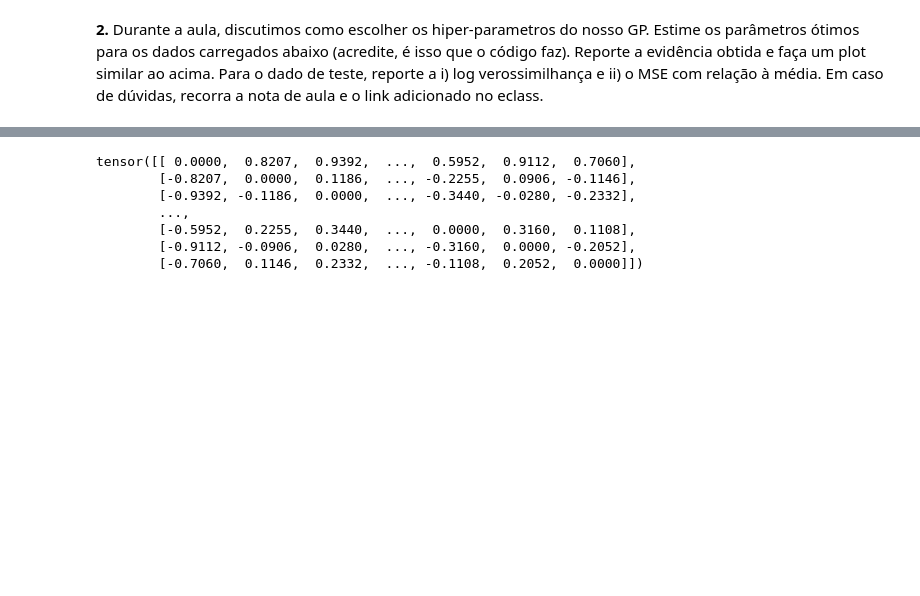
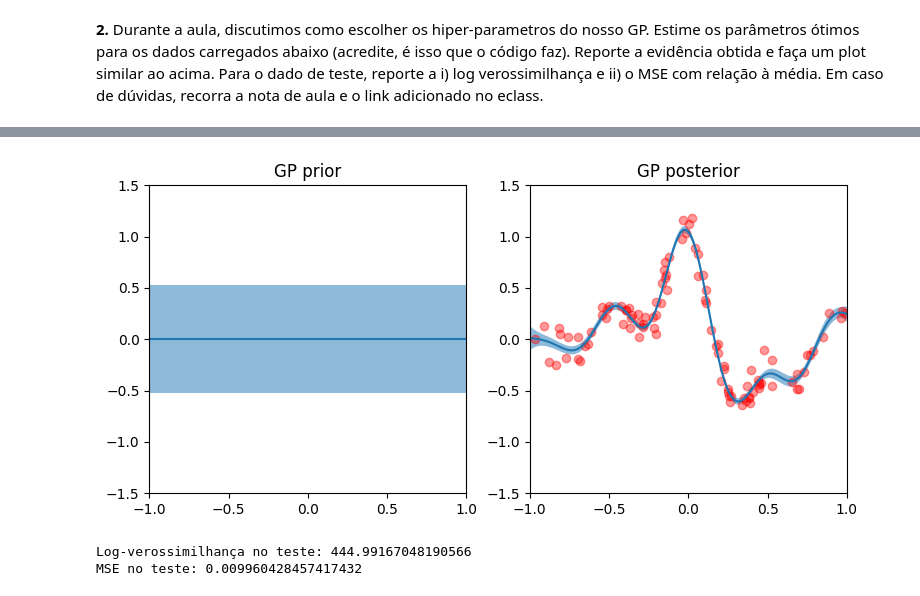
Before and after one commit to PedroPHC25/Machine-Learning, a Jupyter notebook: Ex02.ipynb, the cells around one changed output, grey strips where cells are left out. Drawn from its saved outputs; the diff is of its cells as text; code cells hidden in the pictures; blank space fills up the shorter version.

```diff
--- a/Ex02.ipynb
+++ b/Ex02.ipynb
@@ -876,11 +938,61 @@ print(hyperparams)
 # %%
-x_tensor = torch.from_numpy(train_X).float()
-x_tensor - x_tensor.reshape(1, -1)
+# Pegando os melhores hiperparâmetros
+best_gamma, best_c, best_s2 = best_hyperparams
+
+x_plot = torch.linspace(-1, 1, 100)[:, None].double()
+
+fig, axs = plt.subplots(1, 2, figsize=(9, 4))
+
+# Priori
+prior_mu = torch.zeros_like(x_plot)
+prior_cov = rbf_kernel(x_plot, x_plot, best_gamma, best_c) + torch.eye(x_plot.shape[0])*best_s2
+prior_std = torch.sqrt(torch.diag(prior_cov))
+
+axs[0].plot(x_plot.flatten().numpy(), prior_mu.flatten().numpy())
+axs[0].fill_between(x_plot.flatten().numpy(),
+                    (prior_mu.flatten()-prior_std).numpy(),
+                    (prior_mu.flatten()+prior_std).numpy(), alpha=0.5)
+axs[0].set_xlim([-1, 1])
+axs[0].set_ylim([-1.5, 1.5])
+axs[0].set_title('GP prior')
+
+# Posteriori
+post_mu, post_cov = posterior_pred(x_plot, x_tensor, y_tensor, best_gamma, best_c)
+post_std = torch.sqrt(torch.diag(post_cov))
+
+axs[1].plot(x_plot.flatten().numpy(), post_mu.flatten().detach().numpy())
+axs[1].fill_between(x_plot.flatten().numpy(),
+                    (post_mu.flatten()-post_std).detach().numpy(),
+                    (post_mu.flatten()+post_std).detach().numpy(), alpha=0.5)
+axs[1].scatter(x_tensor.numpy(), y_tensor.numpy(), color='red', zorder=1, alpha = 0.4)
+
+axs[1].set_xlim([-1, 1])
+axs[1].set_ylim([-1.5, 1.5])
+axs[1].set_title('GP posterior')
+
+plt.show()
 # %% [output]
-tensor([[ 0.0000,  0.8207,  0.9392,  ...,  0.5952,  0.9112,  0.7060],
-        [-0.8207,  0.0000,  0.1186,  ..., -0.2255,  0.0906, -0.1146],
-        [-0.9392, -0.1186,  0.0000,  ..., -0.3440, -0.0280, -0.2332],
-        ...,
-        [-0.5952,  0.2255,  0.3440,  ...,  0.0000,  0.3160,  0.1108],
-        [-0.9112, -0.0906,  0.0280,  ..., -0.3160,  0.0000, -0.2052],
-        [-0.7060,  0.1146,  0.2332,  ..., -0.1108,  0.2052,  0.0000]])
+[figure, added]
+# %%
+# Convertendo para tensores
+test_X_tensor = torch.from_numpy(test_X).double()
+test_y_tensor = torch.from_numpy(test_y).double()
+
+# Predições
+mu_pred, cov_pred = posterior_pred(test_X_tensor, x_tensor, y_tensor, best_gamma, best_c)
+
+# Calculando a log-verossimilhança
+aux1 = (test_y_tensor - mu_pred).T @ torch.linalg.inv(cov_pred + best_s2 * torch.eye(cov_pred.size(0))) @ (test_y_tensor - mu_pred)
+aux2 = torch.logdet(cov_pred + best_s2 * torch.eye(cov_pred.size(0)))
+aux3 = test_X_tensor.size(0) * torch.log(torch.tensor(2 * np.pi, dtype = torch.double, device=device))
+
+log_lik_test = -(1/2) * (aux1 + aux2 + aux3)
+
+# Calculando o MSE
+mse_test = mse(test_y_tensor.numpy(), mu_pred.detach().numpy())
+
+print("Log-verossimilhança no teste:", log_lik_test.item())
+print("MSE no teste:", mse_test)
+# %% [output]
+Log-verossimilhança no teste: 444.99167048190566
+MSE no teste: 0.009960428457417432
```
Also changed, not shown: parts of 11 cells of this notebook, 2 other files.
